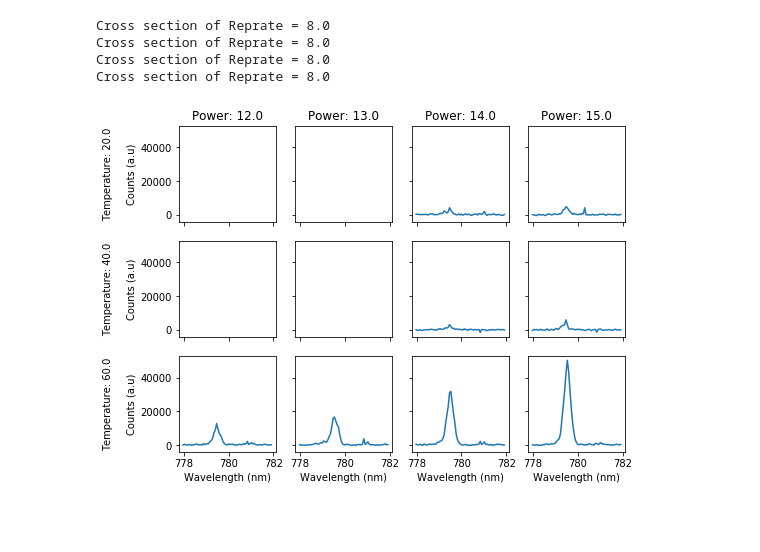
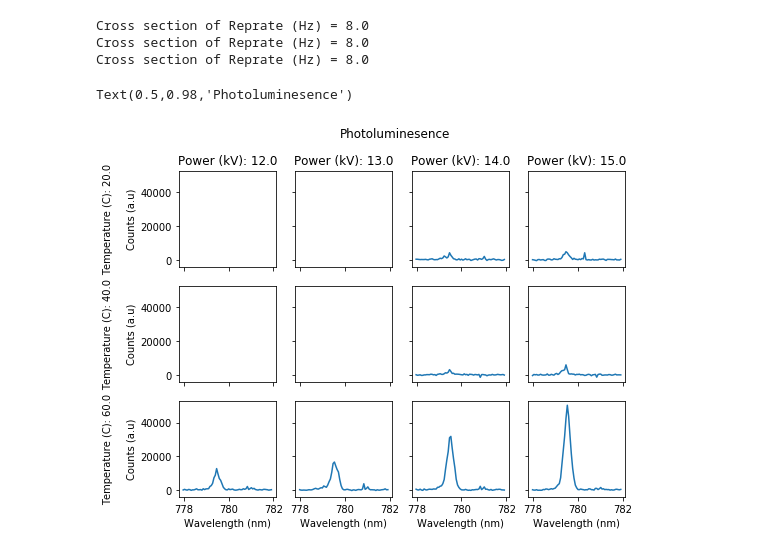
Before and after one commit to msb002/MHDlab, a Jupyter notebook: Analysis/Jupyter Notebooks/TRPL/VaporTubes 10-25-18.ipynb, the cells around one changed output. Drawn from its saved outputs; the diff is of its cells as text; code cells hidden in the pictures; blank space fills up the shorter version.

Commit message:
improve indexing of multindex structure

```diff
--- a/Analysis/Jupyter Notebooks/TRPL/VaporTubes 10-25-18.ipynb
+++ b/Analysis/Jupyter Notebooks/TRPL/VaporTubes 10-25-18.ipynb
@@ -46,7 +46,8 @@ dfs_PL = load.common.create_tcdict(fps_PL,load.spe.spe2df_spect,prefixes = ['PIM
 dfs_pow = load.common.create_tcdict(fps_pow,load.common.tdms2df,prefixes = ['Log_Powermeter_0_','Log_Powermeter_1_'])
 dfs_T = load.common.create_tcdict(fps_T,load.common.tdms2df,prefixes = ['Log_TC1_0_','Log_TC1_1_'])
 
-regexs = {'Temperature' : '(\d+)C_', 'Power': '_(\d+)kV', 'Reprate': '_(\d+)Hz' }
+#Todo: switch to jsut one regex or perhaps concatenate
+regexs = {'Temperature (C)' : '(\d+)C_', 'Power (kV)': '_(\d+)kV', 'Reprate (Hz)': '_(\d+)Hz' }
 
 dfs_PL = load.common.tcdict2mi(dfs_PL, regexs)
 dfs_pow = load.common.tcdict2mi(dfs_pow, regexs)
@@ -56,9 +57,9 @@ dfs_PL = load.common.last_measnum(dfs_PL)
 dfs_pow = load.common.last_measnum(dfs_pow)
 dfs_T = load.common.last_measnum(dfs_T)
 
-dfs_PL.sort_index(level = 'Temperature', inplace = True)
-dfs_pow.sort_index(level = 'Temperature', inplace = True)
-dfs_T.sort_index(level = 'Temperature', inplace = True)
+dfs_PL.sort_index(level = 'Temperature (C)', inplace = True)
+dfs_pow.sort_index(level = 'Temperature (C)', inplace = True)
+dfs_T.sort_index(level = 'Temperature (C)', inplace = True)
 
 filepath_EL = ['C:\\Users\\aspit\\OneDrive\\Data\\2018-10-25\\Eventlog.json']
 with open(filepath_EL[0]) as read_file:
@@ -93,34 +94,33 @@ print('Cross section of ' + dfs_PL_cut.index.names[levelnum] +" = " + str(value)
 dfs_PL_cut = dfs_PL_cut.xs(value, level = levelnum)
 
 
-dfs_T_cut = dfs_T.copy()
+dfs_T_cut = pd.DataFrame(index = dfs_T.index, columns = ['T1','T2','T3'])
 for testcase in dfs_T.index:
-    dfs_T_cut.loc[testcase][0] = pd.DataFrame(dfs_T.loc[testcase][0]['/\'TC1\'/\'Temperature_2\''])
+    dfs_T_cut.loc[testcase]['T1'] = pd.DataFrame(dfs_T.loc[testcase][0]['/\'TC1\'/\'Temperature_0\''])
+    dfs_T_cut.loc[testcase]['T2'] = pd.DataFrame(dfs_T.loc[testcase][0]['/\'TC1\'/\'Temperature_1\''])
+    dfs_T_cut.loc[testcase]['T3'] = pd.DataFrame(dfs_T.loc[testcase][0]['/\'TC1\'/\'Temperature_2\''])
 
 print('Cross section of ' + dfs_T_cut.index.names[levelnum] +" = " + str(value))
 dfs_T_cut = dfs_T_cut.xs(value, level = levelnum)
 
 dfs_pow_m1 = dfs_pow.copy()
+dfs_pow_cut = pd.DataFrame(index = dfs_pow.index, columns = ['m1','m2'])
+
 for testcase in dfs_pow_m1.index:
-    dfs_pow_m1.loc[testcase][0] = pd.DataFrame(dfs_pow.loc[testcase][0]['/\'Meter 1\'/\'Power\''])
-    dfs_pow_m1.loc[testcase][0].index = dfs_pow.loc[testcase][0]['/\'Meter 1\'/\'Time_LV\'']
+    dfs_pow_cut.loc[testcase]['m1'] = pd.DataFrame(dfs_pow.loc[testcase][0]['/\'Meter 1\'/\'Power\''])
+    dfs_pow_cut.loc[testcase]['m1'].index = dfs_pow.loc[testcase][0]['/\'Meter 1\'/\'Time_LV\'']
+    dfs_pow_cut.loc[testcase]['m2'] = pd.DataFrame(dfs_pow.loc[testcase][0]['/\'Meter 2\'/\'Power\''])
+    dfs_pow_cut.loc[testcase]['m2'].index = dfs_pow.loc[testcase][0]['/\'Meter 2\'/\'Time_LV\'']
 
-print('Cross section of ' + dfs_pow_m1.index.names[levelnum] +" = " + str(value))
-dfs_pow_m1 = dfs_pow_m1.xs(value, level = levelnum)
-
-dfs_pow_m2 = dfs_pow.copy()
-for testcase in dfs_pow_m2.index:
-    dfs_pow_m2.loc[testcase][0] = pd.DataFrame(dfs_pow.loc[testcase][0]['/\'Meter 2\'/\'Power\''])
-    dfs_pow_m2.loc[testcase][0].index = dfs_pow.loc[testcase][0]['/\'Meter 2\'/\'Time_LV\'']
-
-print('Cross section of ' + dfs_pow_m2.index.names[levelnum] +" = " + str(value))
-dfs_pow_m2 = dfs_pow_m2.xs(value, level = levelnum)
+print('Cross section of ' + dfs_pow_cut.index.names[levelnum] +" = " + str(value))
+dfs_pow_cut = dfs_pow_cut.xs(value, level = levelnum)
 # %% [output]
-Cross section of Reprate = 8.0
-Cross section of Reprate = 8.0
-Cross section of Reprate = 8.0
-Cross section of Reprate = 8.0
+Cross section of Reprate (Hz) = 8.0
+Cross section of Reprate (Hz) = 8.0
+Cross section of Reprate (Hz) = 8.0
 # %%
-fig, axes = plot.common.plotgrid(dfs_PL_cut,squash = False, sel_col = -1, xlabel = "Wavelength (nm)", ylabel = "Counts (a.u)")
+fig, axes = plot.common.plotgrid(dfs_PL_cut[0],squash = False, sel_col = -1, xlabel = "Wavelength (nm)", ylabel = "Counts (a.u)")
+fig.suptitle('Photoluminesence')
 # %% [output]
+Text(0.5,0.98,'Photoluminesence')
-[figure, old version]
+[figure, new version]
```
Also changed, not shown: parts of 6 cells of this notebook, 2 other files.
